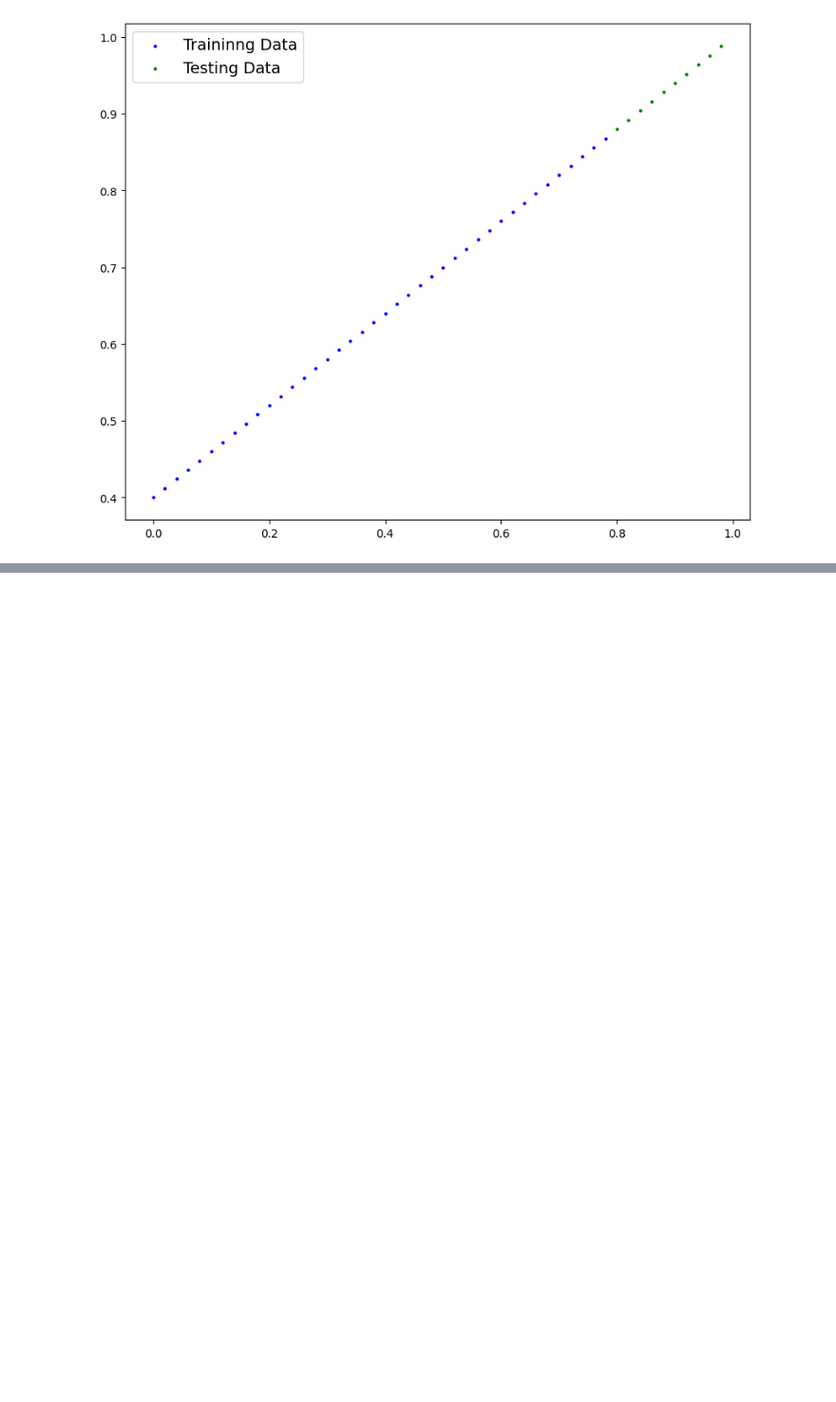
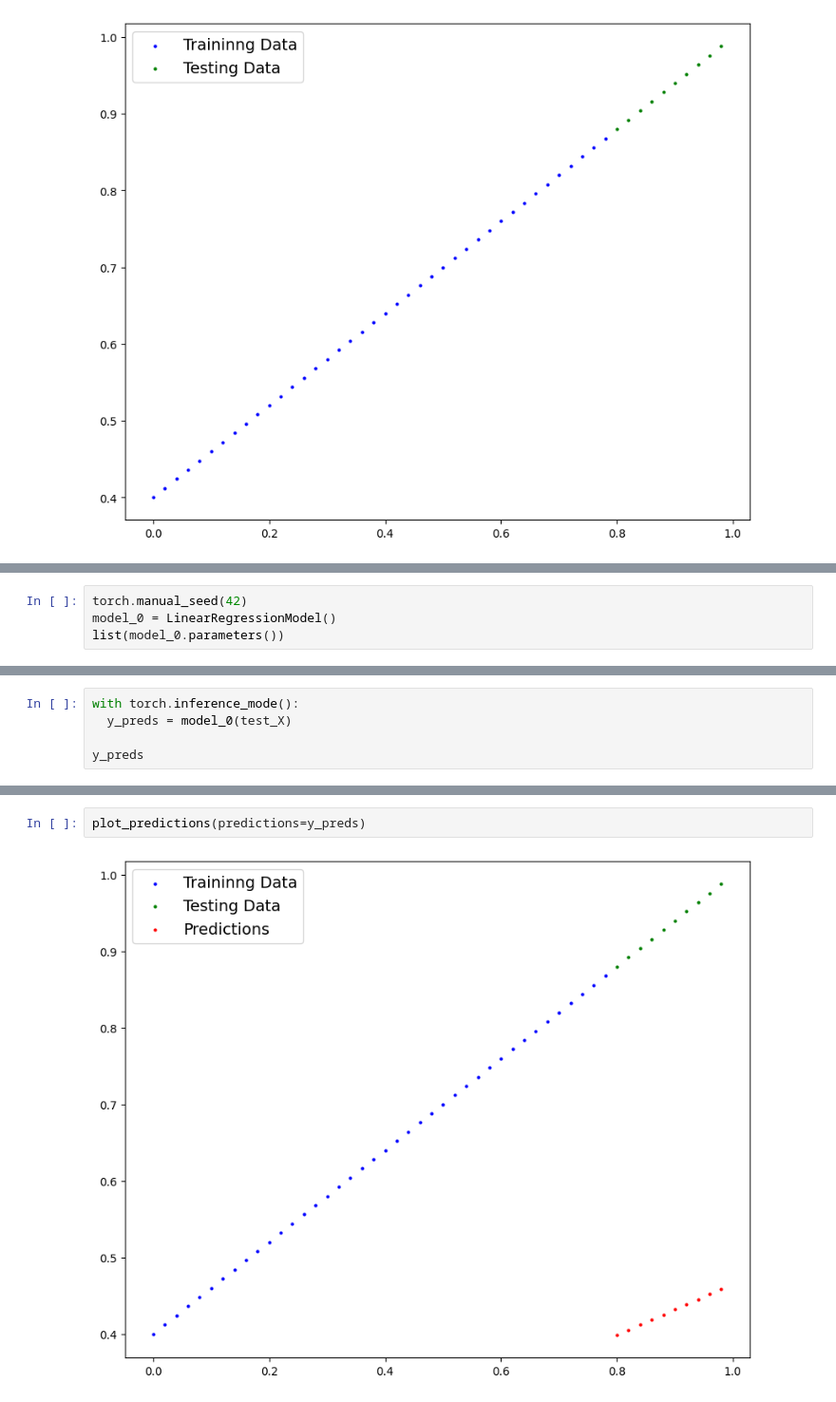
Before and after one commit to MdBilal420/pytorch-fundamentals, a Jupyter notebook: pytorch_workflows.ipynb, the cells around one changed output, grey strips where cells are left out. Shown at 95% size. Drawn from its saved outputs; the diff is of its cells as text; blank space fills up the shorter version.

```diff
--- a/pytorch_workflows.ipynb
+++ b/pytorch_workflows.ipynb
@@ -67,0 +68,4 @@ class LinearRegressionModel(nn.Module):
+# %%
+torch.manual_seed(42)
+model_0 = LinearRegressionModel()
+list(model_0.parameters())
@@ -67,0 +85,5 @@ class LinearRegressionModel(nn.Module):
+# %%
+with torch.inference_mode():
+  y_preds = model_0(test_X)
+
+y_preds
@@ -67,0 +114,4 @@ class LinearRegressionModel(nn.Module):
+# %%
+plot_predictions(predictions=y_preds)
+# %% [output]
+[figure, added]
```
Also changed, not shown: parts of 9 cells of this notebook.
